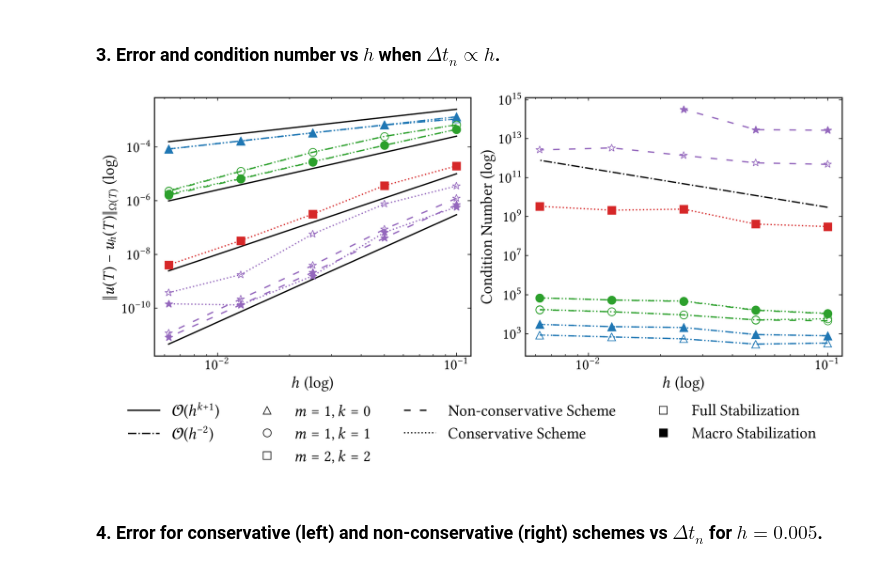
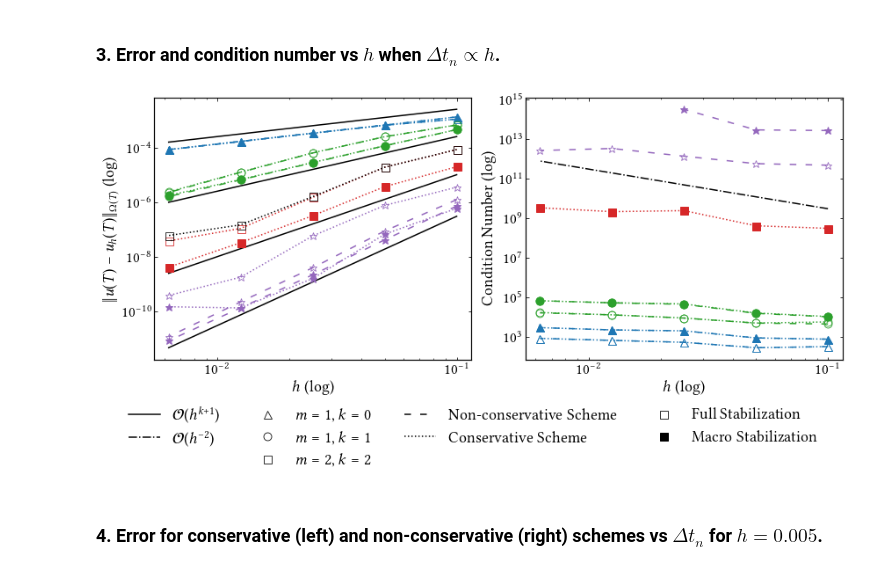
Before and after one commit to CutFEM/CutFEM-Library, a Jupyter notebook: notebook/convection_diffusion/example1.ipynb, the cells around one changed output. Drawn from its saved outputs; the diff is of its cells as text; code cells hidden in the pictures.

```diff
--- a/notebook/convection_diffusion/example1.ipynb
+++ b/notebook/convection_diffusion/example1.ipynb
@@ -230,13 +230,15 @@ error_classical_P1P1_macro = [0.0004495561169776955, 0.0001150159513064808, 2.74
 cond_classical_P1P1_macro = [1.055563e+04,1.577429e+04,4.529231e+04,5.335741e+04,6.834885e+04]
 
 
-# # P2P2
+# P2P2
 
-# # n = 5
-# error_conservative_P2P2_fullstab =
+
+# n = 5
+error_conservative_P2P2_fullstab = [8.335375514965243e-05, 1.873600894417075e-05, 1.469560269617318e-06, 1.077088286906057e-07, 3.733155798362057e-08]
 # cond_conservative_P2P2_fullstab =
 
 # delta = 0.5, T = 0.1, dT = h/3, lobatto n = 5
+
 error_conservative_P2P2_macro = [1.969496434419448e-05, 3.70438458355385e-06, 4.152409274877422e-07, 3.926742467893485e-08, 1.241820426040728e-08]
 cond_conservative_P2P2_macro = [3.075440e+08,4.145235e+08,2.403757e+09,2.133025e+09,3.357496e+09]
 
@@ -253,6 +255,16 @@ cond_conservative_P2P2_macro = [3.070250e+08,4.140698e+08,2.408753e+09,2.134556e
 
 # nnz_P2P2_fullstab =
 nnz_P2P2_macro = [55107,121635,390555,1239003,4505139]
+
+
+# P3Poly x P2, lobatto n = 5
+
+error_conservative_P3PolyP2_fullstab = [8.364025246200347e-05, 1.876030981688799e-05, 1.574287960544133e-06, 1.455867523989365e-07, 5.916546366983002e-08]
+
+
+
+
+
 
 
 # P3P3, delta = 0.5, T = 0.1, dT = h/3,
@@ -312,8 +324,10 @@ ax1.loglog(h, error_conservative_P0P1_fullstab, marker='^', markersize=9, linest
 ax1.loglog(h, error_conservative_P0P1_macro, marker='^', markersize=9, linestyle=":", color="C0")
 ax1.loglog(h, error_conservative_P1P1_fullstab, marker='o', markersize=9, linestyle=":", markeredgewidth=0.8, markerfacecolor="None", color="C2")
 ax1.loglog(h, error_conservative_P1P1_macro, marker='o', markersize=9, linestyle=":", color="C2")
-# ax1.loglog(h, error_conservative_P2P2_fullstab, marker='s', markersize=9, linestyle=":", markeredgewidth=0.8, markerfacecolor="None", color="C3")
+ax1.loglog(h, error_conservative_P2P2_fullstab, marker='s', markersize=9, linestyle=":", markeredgewidth=0.8, markerfacecolor="None", color="C3")
 ax1.loglog(h, error_conservative_P2P2_macro, marker='s', markersize=9, linestyle=":", color="C3")
+ax1.loglog(h, error_conservative_P3PolyP2_fullstab, marker='s', markersize=9, linestyle=":", markeredgewidth=0.8, markerfacecolor="None", color="black")
+
 ax1.loglog(h, error_conservative_P3P3_fullstab, marker='*', markersize=9, linestyle=":", markeredgewidth=0.8, markerfacecolor="None", color="C4")
 ax1.loglog(h, error_conservative_P3P3_macro, marker='*', markersize=9, linestyle=":", color="C4")
 
@@ -345,34 +359,34 @@ ax2.loglog([],[], linestyle="None",  marker='s', markersize=9, markeredgewidth=0
 ax2.loglog([],[], linestyle="None",  marker='s', markersize=9, color="black", label=r"Macro Stabilization")
 
 ax2.loglog(h, cond_conservative_P0P1_fullstab, marker='^', markersize=9, linestyle=":", markeredgewidth=0.8, markerfacecolor="None", color="C0")
 ax2.loglog(h, cond_conservative_P0P1_macro, marker='^', markersize=9, linestyle=":", color="C0")
 ax2.loglog(h, cond_conservative_P1P1_fullstab, marker='o', markersize=9, linestyle=":", markeredgewidth=0.8, markerfacecolor="None", color="C2")
 ax2.loglog(h, cond_conservative_P1P1_macro, marker='o', markersize=9, linestyle=":", color="C2")
 # ax2.loglog(h, cond_conservative_P2P2_fullstab, marker='s', markersize=9, linestyle=":", markeredgewidth=0.8, markerfacecolor="None", color="C3")
 ax2.loglog(h, cond_conservative_P2P2_macro, marker='s', markersize=9, linestyle=":", color="C3")
 #ax2.loglog(h[:-1], cond_conservative_P3P3_fullstab, marker='*', markersize=9, linestyle=":", markeredgewidth=0.8, markerfacecolor="None", color="C4")
 #ax2.loglog(h[:-1], cond_conservative_P3P3_macro, marker='*', markersize=9, linestyle=":", color="C4")
 
 ax2.loglog(h, cond_classical_P0P1_fullstab, marker='^', markersize=9, linestyle=(0, (5,7)), markeredgewidth=0.8, markerfacecolor="None", color="C0")
 ax2.loglog(h, cond_classical_P0P1_macro, marker='^', markersize=9, linestyle=(0, (5,7)), color="C0")
 ax2.loglog(h, cond_classical_P1P1_fullstab, marker='o', markersize=9, linestyle=(0, (5,7)), markeredgewidth=0.8, markerfacecolor="None", color="C2")
 ax2.loglog(h, cond_classical_P1P1_macro, marker='o', markersize=9, linestyle=(0, (5,7)), color="C2")
 # ax2.loglog(h, cond_classical_P2P2_fullstab, marker='s', markersize=9, linestyle=(0, (5,7)), markeredgewidth=0.8, markerfacecolor="None", color="C3")
 # ax2.loglog(h, cond_classical_P2P2_macro, marker='s', markersize=9, linestyle=(0, (5,7)), color="C3")
 
 ax2.loglog(h, cond_classical_P3P3_fullstab, marker='*', markersize=9, linestyle=(0, (5,7)), markeredgewidth=0.8, markerfacecolor="None", color="C4")
 ax2.loglog(h[:-2], cond_classical_P3P3_macro, marker='*', markersize=9, linestyle=(0, (5,7)), color="C4")
 
 ax2.set_xlabel(r"$h$ (log)", fontsize=18)
 ax2.tick_params(axis='both', which='major', labelsize=17)
 ax2.set_ylabel(r"Condition Number (log)", fontsize=18)
 
 handles, labels = [(a + b) for a, b in zip(ax1.get_legend_handles_labels(), ax2.get_legend_handles_labels())]
 fig.legend(handles, labels, loc='lower center', ncols=4, bbox_to_anchor=(0.5, -0.25), fontsize=18, frameon=False)
 plt.tight_layout()
 plt.show()
 # %% [output]
-[figure, old version]
+[figure, new version]
 # %% [markdown]
 ### 4. Error for conservative (left) and non-conservative (right) schemes vs $\Delta t_n$ for $h=0.005$.
 # %%
```
Also changed, not shown: parts of 8 cells of this notebook, 5 other files.
